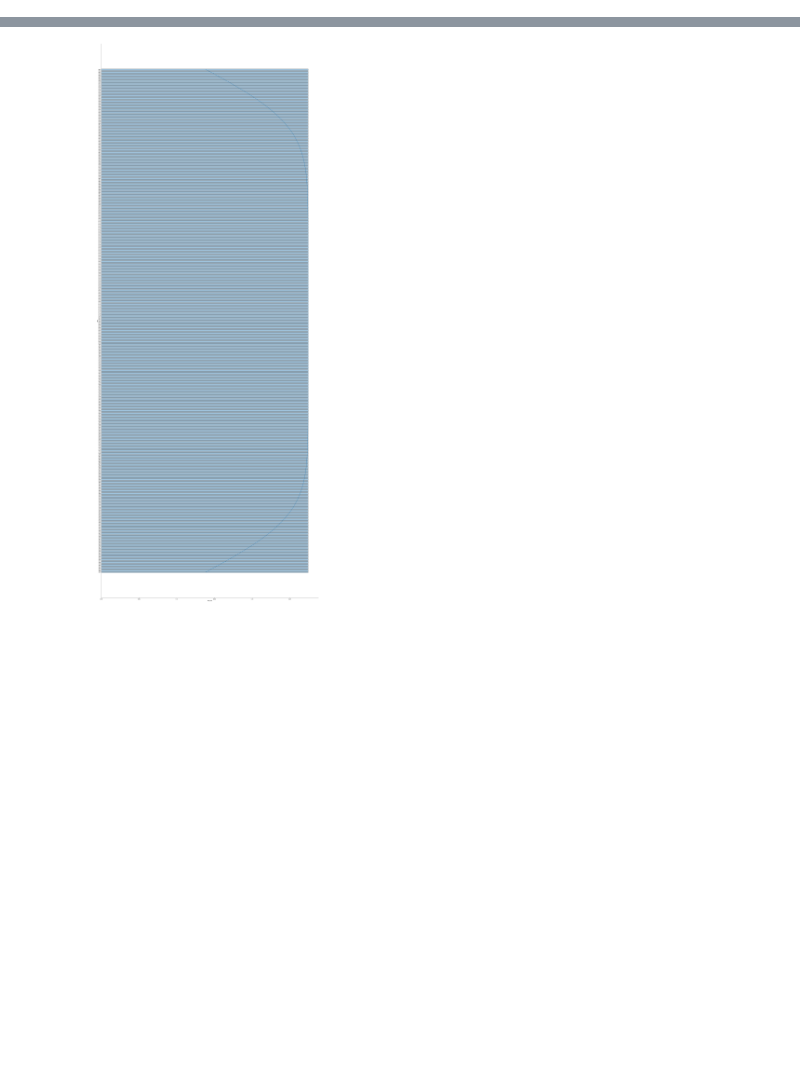
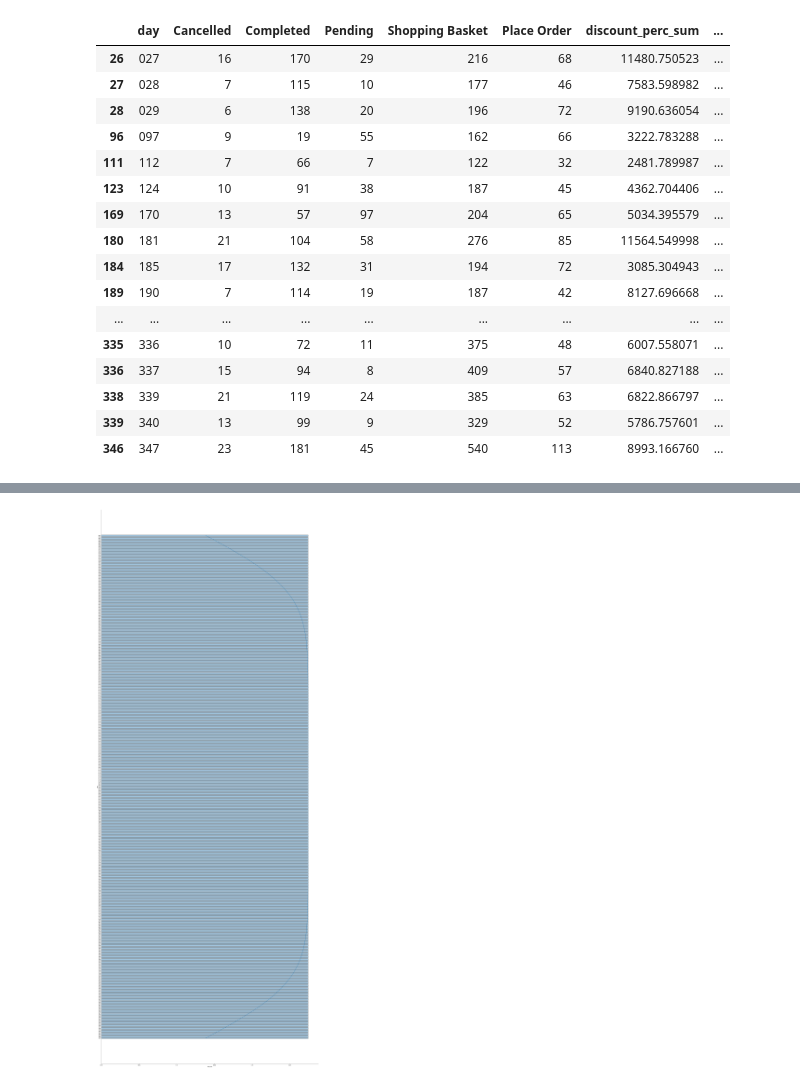
Before and after one commit to circle-ish/DataScienceBC22, a Jupyter notebook: proj2_eniac_price_discounts/src/DSBC_proj2_prices.ipynb, the cells around one changed output, grey strips where cells are left out. Drawn from its saved outputs; the diff is of its cells as text; code cells hidden in the pictures; blank space fills up the shorter version.

```diff
--- a/proj2_eniac_price_discounts/src/DSBC_proj2_prices.ipynb
+++ b/proj2_eniac_price_discounts/src/DSBC_proj2_prices.ipynb
@@ -105,2 +154,22 @@ def plot_discount_over_days(disc_kind):
+# %%
+conspicious_days
+# %% [output]
+|  | day | Cancelled | Completed | Pending | Shopping Basket | Place Order | discount_perc_sum | ... |
+| 26 | 027 | 16 | 170 | 29 | 216 | 68 | 11480.750523 | ... |
+| 27 | 028 | 7 | 115 | 10 | 177 | 46 | 7583.598982 | ... |
+| 28 | 029 | 6 | 138 | 20 | 196 | 72 | 9190.636054 | ... |
+| 96 | 097 | 9 | 19 | 55 | 162 | 66 | 3222.783288 | ... |
+| 111 | 112 | 7 | 66 | 7 | 122 | 32 | 2481.789987 | ... |
+| 123 | 124 | 10 | 91 | 38 | 187 | 45 | 4362.704406 | ... |
+| 169 | 170 | 13 | 57 | 97 | 204 | 65 | 5034.395579 | ... |
+| 180 | 181 | 21 | 104 | 58 | 276 | 85 | 11564.549998 | ... |
+| 184 | 185 | 17 | 132 | 31 | 194 | 72 | 3085.304943 | ... |
+| 189 | 190 | 7 | 114 | 19 | 187 | 42 | 8127.696668 | ... |
+| ... | ... | ... | ... | ... | ... | ... | ... | ... |
+| 335 | 336 | 10 | 72 | 11 | 375 | 48 | 6007.558071 | ... |
+| 336 | 337 | 15 | 94 | 8 | 409 | 57 | 6840.827188 | ... |
+| 338 | 339 | 21 | 119 | 24 | 385 | 63 | 6822.866797 | ... |
+| 339 | 340 | 13 | 99 | 9 | 329 | 52 | 5786.757601 | ... |
+| 346 | 347 | 23 | 181 | 45 | 540 | 113 | 8993.166760 | ... |
 # %%
 if True:
```
Also changed, not shown: parts of 3 cells of this notebook.
